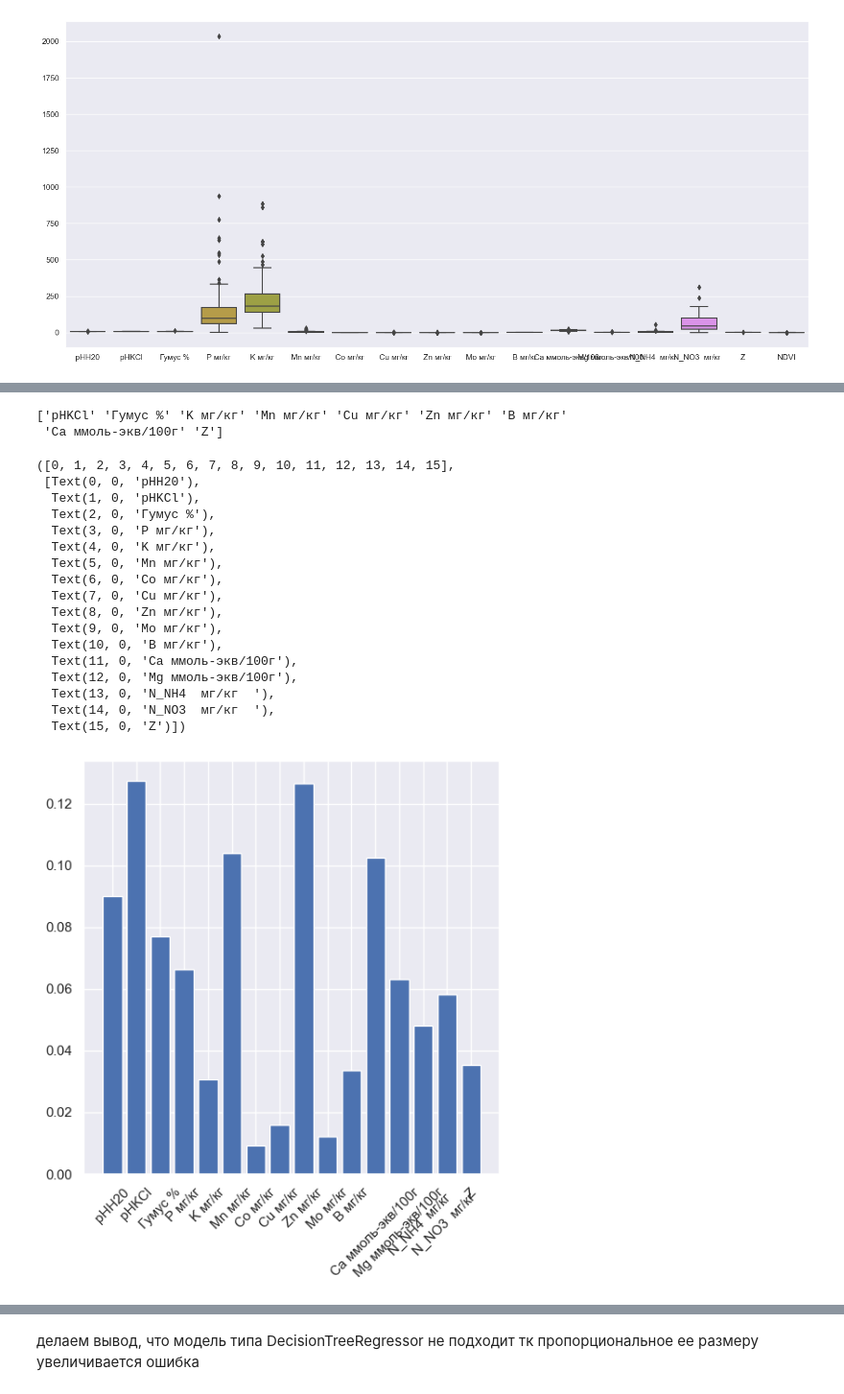
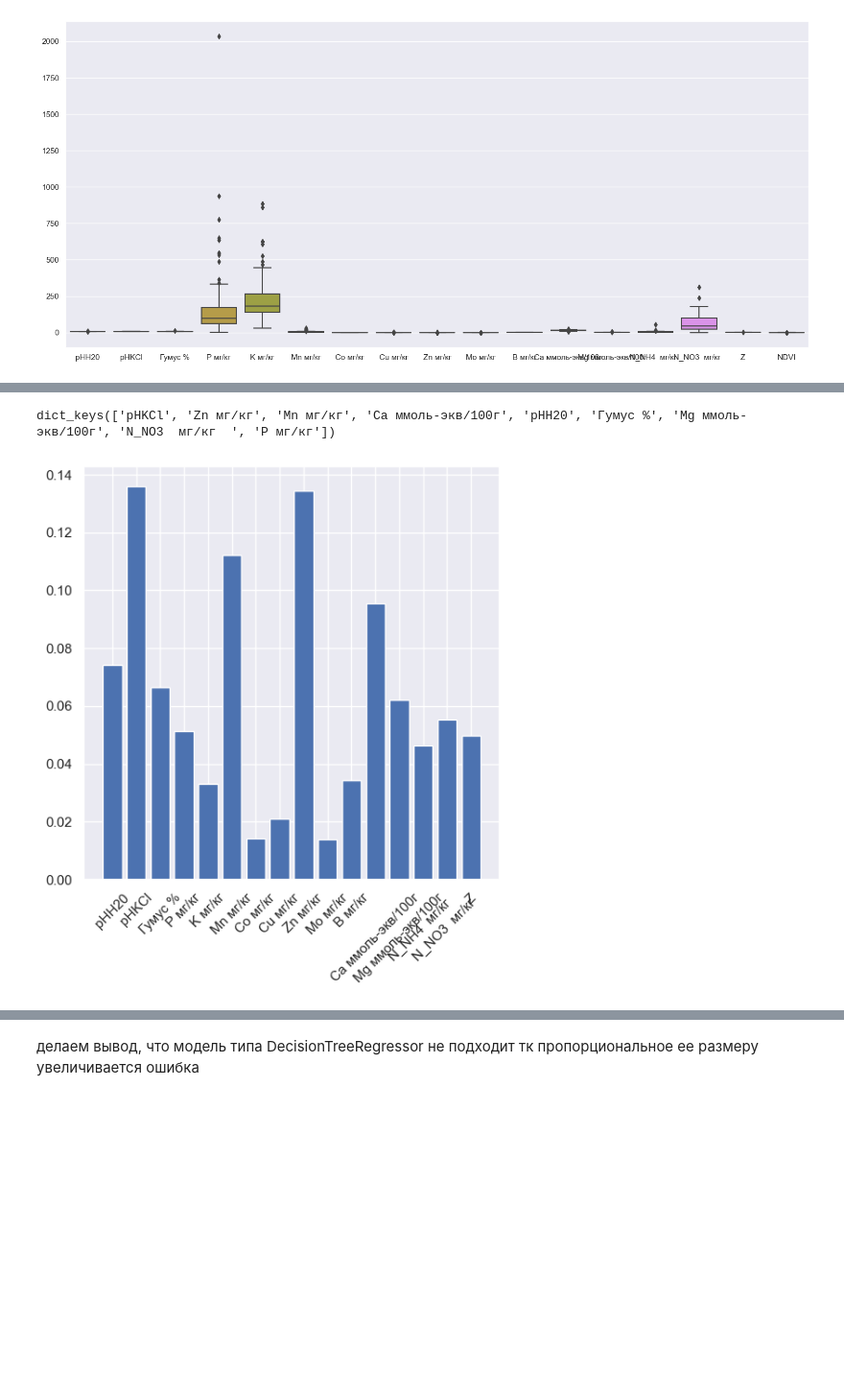
Before and after one commit to CepbluKot/ecology_ml, a Jupyter notebook: ecology_ml_w_data_filter.ipynb, the cells around one changed output, grey strips where cells are left out. Shown at 96% size. Saved outputs shown, nothing was run; the diff lists cells and outputs as text; code cells hidden in the pictures; blank space fills up the shorter version.

```diff
--- a/ecology_ml_w_data_filter.ipynb
+++ b/ecology_ml_w_data_filter.ipynb
@@ -22,3 +22,9 @@ sns.heatmap(df.isnull(), cmap=sns.color_palette(colours))
 # %% [output]
 <AxesSubplot: >
 [figure]
+# %%
+df = df.drop_duplicates()
+
+
+print(df.shape)
+print(df_dedupped.shape)
@@ -60,9 +67,6 @@ X_norm = scaler.fit_transform(X)
 # %%
 from sklearn.feature_selection import SelectKBest
 from sklearn.feature_selection import f_regression
-
-
-# X_train, X_test, y_train, y_test = train_test_split(X_norm, y,random_state=0)
 
 
 best_parameters_selector = SelectKBest(score_func=f_regression, k=9)
@@ -72,39 +76,28 @@ selected_parameters_data = best_parameters_selector.fit_transform(X_norm, y)
 filter = best_parameters_selector.get_support()
 features = X.columns
 
-
-print(features.values[filter])
+select_k_best_features = features[filter]
-# %% [output]
-['pHKCl' 'Гумус %' 'K мг/кг' 'Mn мг/кг' 'Cu мг/кг' 'Zn мг/кг' 'B мг/кг'
- 'Ca ммоль-экв/100г' 'Z']
 # %%
 from sklearn.ensemble import RandomForestRegressor
 
 
 regr = RandomForestRegressor()
 regr.fit(X_norm, y)
 plt.figure(figsize=(6,6))
 plt.bar(X.columns, regr.feature_importances_)
 plt.xticks(rotation=45)
+
+
+random_forest_features = {}
+for id in range(len(X.columns)):
+  random_forest_features[X.columns[id]] = regr.feature_importances_[id]
+
+
+random_forest_features = dict(sorted(random_forest_features.items(), key=lambda item: item[1], reverse=True)[:9]).keys()
+print(random_forest_features)
 # %% [output]
-([0, 1, 2, 3, 4, 5, 6, 7, 8, 9, 10, 11, 12, 13, 14, 15],
- [Text(0, 0, 'pHH20'),
-  Text(1, 0, 'pHKCl'),
-  Text(2, 0, 'Гумус %'),
-  Text(3, 0, 'P мг/кг'),
-  Text(4, 0, 'K мг/кг'),
-  Text(5, 0, 'Mn мг/кг'),
-  Text(6, 0, 'Co мг/кг'),
-  Text(7, 0, 'Cu мг/кг'),
-  Text(8, 0, 'Zn мг/кг'),
-  Text(9, 0, 'Mo мг/кг'),
-  Text(10, 0, 'B мг/кг'),
-  Text(11, 0, 'Ca ммоль-экв/100г'),
-  Text(12, 0, 'Mg ммоль-экв/100г'),
-  Text(13, 0, 'N_NH4  мг/кг  '),
-  Text(14, 0, 'N_NO3  мг/кг  '),
-  Text(15, 0, 'Z')])
+dict_keys(['pHKCl', 'Zn мг/кг', 'Mn мг/кг', 'Ca ммоль-экв/100г', 'pHH20', 'Гумус %', 'Mg ммоль-экв/100г', 'N_NO3  мг/кг  ', 'P мг/кг'])
-[figure, old version]
+[figure, new version]
 # %%
 from sklearn.feature_selection import RFE
 
```
Also changed, not shown: parts of 5 cells of this notebook.
